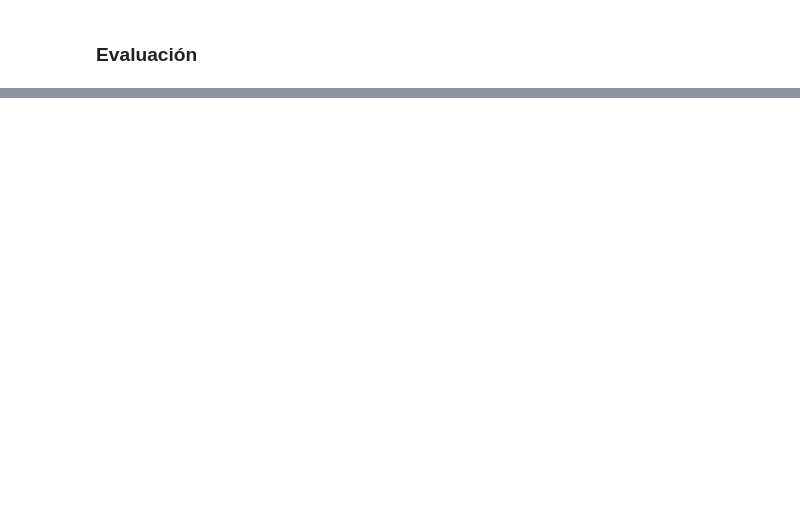
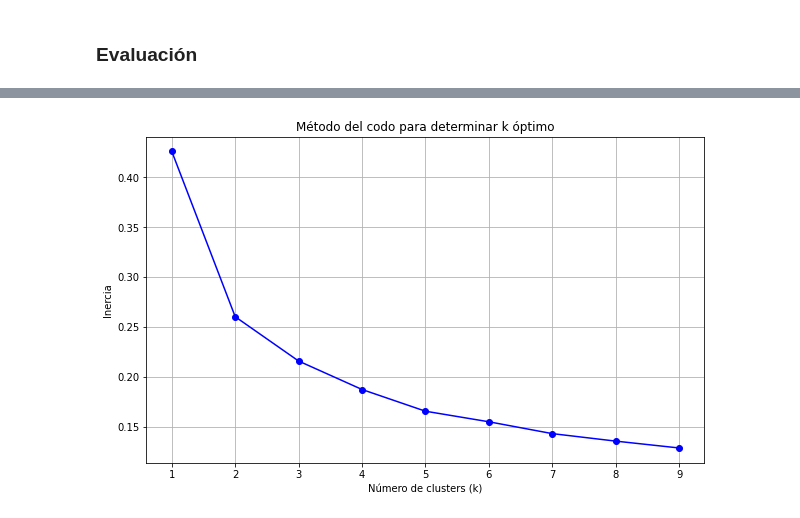
Before and after one commit to 212113114/ChessMatch-V2, a Jupyter notebook: clustering_gnn.ipynb, the cells around one changed output, grey strips where cells are left out. Cells and saved outputs as stored; diff of their text form; code cells hidden in the pictures; blank space fills up the shorter version.

```diff
--- a/clustering_gnn.ipynb
+++ b/clustering_gnn.ipynb
@@ -236,0 +341,28 @@ Name: correct, dtype: int64
+# %%
+cluster_dist_train_clean = cluster_dist_train.drop(["Philidor", "Morphy", "Winawer"], errors="ignore") #quitamos outliers (pocas partidas)
+# %%
+from sklearn.cluster import KMeans
+import matplotlib.pyplot as plt
+
+# Usamos los vectores de distribución de clusters por jugador
+X = cluster_dist_train_clean.values
+
+inertias = []
+k_values = range(1, 10)
+
+for k in k_values:
+    kmeans = KMeans(n_clusters=k, random_state=42)
+    kmeans.fit(X)
+    inertias.append(kmeans.inertia_)
+
+# Graficar el método del codo
+plt.figure(figsize=(10, 6))
+plt.plot(k_values, inertias, 'bo-')
+plt.xlabel('Número de clusters (k)')
+plt.ylabel('Inercia')
+plt.title('Método del codo para determinar k óptimo')
+plt.xticks(k_values)
+plt.grid(True)
+plt.show()
+# %% [output]
+[figure, added]
```
Also changed, not shown: parts of 19 cells of this notebook, 2 other files.
